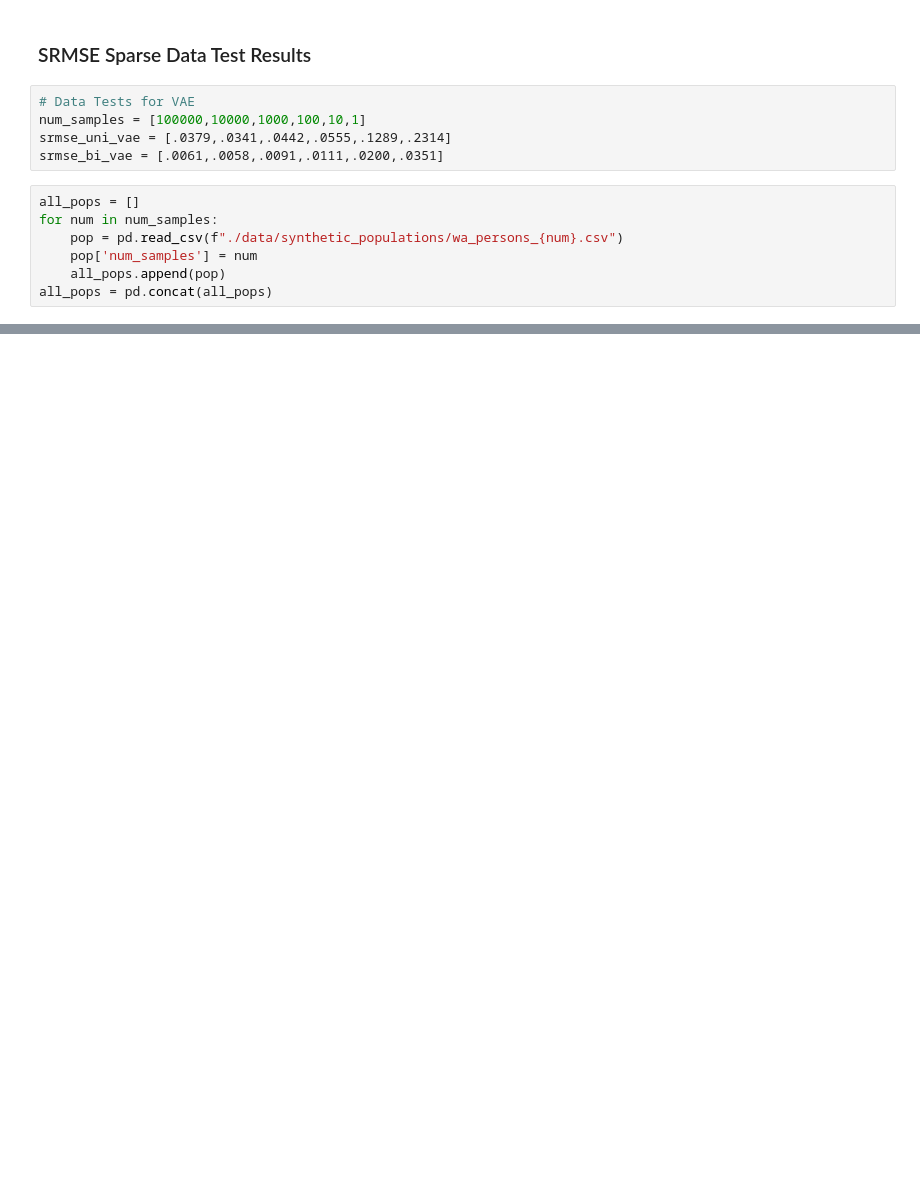
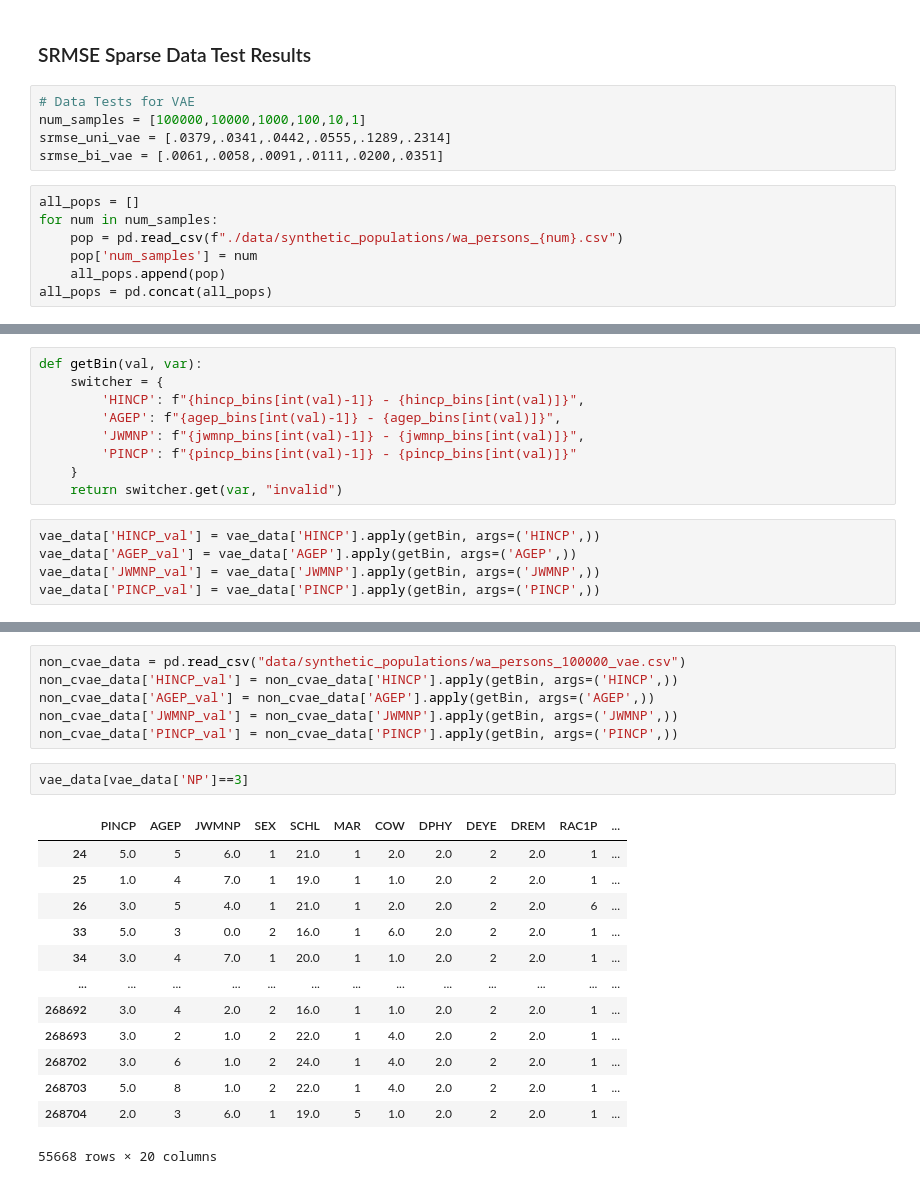
Before and after one commit to zackAemmer/generative_synthesis, a Jupyter notebook: compare_synthetic_populations.ipynb, the cells around one changed output, grey strips where cells are left out. Cells and saved outputs as stored; diff of their text form; blank space fills up the shorter version.

```diff
--- a/compare_synthetic_populations.ipynb
+++ b/compare_synthetic_populations.ipynb
@@ -204,0 +223,14 @@ for i, var in enumerate(vae_data.columns):
+# %%
+def getBin(val, var):
+    switcher = {
+        'HINCP': f"{hincp_bins[int(val)-1]} - {hincp_bins[int(val)]}",
+        'AGEP': f"{agep_bins[int(val)-1]} - {agep_bins[int(val)]}",
+        'JWMNP': f"{jwmnp_bins[int(val)-1]} - {jwmnp_bins[int(val)]}",
+        'PINCP': f"{pincp_bins[int(val)-1]} - {pincp_bins[int(val)]}"
+    }
+    return switcher.get(var, "invalid")
+# %%
+vae_data['HINCP_val'] = vae_data['HINCP'].apply(getBin, args=('HINCP',))
+vae_data['AGEP_val'] = vae_data['AGEP'].apply(getBin, args=('AGEP',))
+vae_data['JWMNP_val'] = vae_data['JWMNP'].apply(getBin, args=('JWMNP',))
+vae_data['PINCP_val'] = vae_data['PINCP'].apply(getBin, args=('PINCP',))
@@ -204,0 +249,22 @@ for i, var in enumerate(vae_data.columns):
+# %%
+non_cvae_data = pd.read_csv("data/synthetic_populations/wa_persons_100000_vae.csv")
+non_cvae_data['HINCP_val'] = non_cvae_data['HINCP'].apply(getBin, args=('HINCP',))
+non_cvae_data['AGEP_val'] = non_cvae_data['AGEP'].apply(getBin, args=('AGEP',))
+non_cvae_data['JWMNP_val'] = non_cvae_data['JWMNP'].apply(getBin, args=('JWMNP',))
+non_cvae_data['PINCP_val'] = non_cvae_data['PINCP'].apply(getBin, args=('PINCP',))
+# %%
+vae_data[vae_data['NP']==3]
+# %% [output]
+|  | PINCP | AGEP | JWMNP | SEX | SCHL | MAR | COW | DPHY | DEYE | DREM | RAC1P | ... |
+| 24 | 5.0 | 5 | 6.0 | 1 | 21.0 | 1 | 2.0 | 2.0 | 2 | 2.0 | 1 | ... |
+| 25 | 1.0 | 4 | 7.0 | 1 | 19.0 | 1 | 1.0 | 2.0 | 2 | 2.0 | 1 | ... |
+| 26 | 3.0 | 5 | 4.0 | 1 | 21.0 | 1 | 2.0 | 2.0 | 2 | 2.0 | 6 | ... |
+| 33 | 5.0 | 3 | 0.0 | 2 | 16.0 | 1 | 6.0 | 2.0 | 2 | 2.0 | 1 | ... |
+| 34 | 3.0 | 4 | 7.0 | 1 | 20.0 | 1 | 1.0 | 2.0 | 2 | 2.0 | 1 | ... |
+| ... | ... | ... | ... | ... | ... | ... | ... | ... | ... | ... | ... | ... |
+| 268692 | 3.0 | 4 | 2.0 | 2 | 16.0 | 1 | 1.0 | 2.0 | 2 | 2.0 | 1 | ... |
+| 268693 | 3.0 | 2 | 1.0 | 2 | 22.0 | 1 | 4.0 | 2.0 | 2 | 2.0 | 1 | ... |
+| 268702 | 3.0 | 6 | 1.0 | 2 | 24.0 | 1 | 4.0 | 2.0 | 2 | 2.0 | 1 | ... |
+| 268703 | 5.0 | 8 | 1.0 | 2 | 22.0 | 1 | 4.0 | 2.0 | 2 | 2.0 | 1 | ... |
+| 268704 | 2.0 | 3 | 6.0 | 1 | 19.0 | 5 | 1.0 | 2.0 | 2 | 2.0 | 1 | ... |
+55668 rows × 20 columns
```
Also changed, not shown: parts of 10 cells of this notebook, 2 other files.
